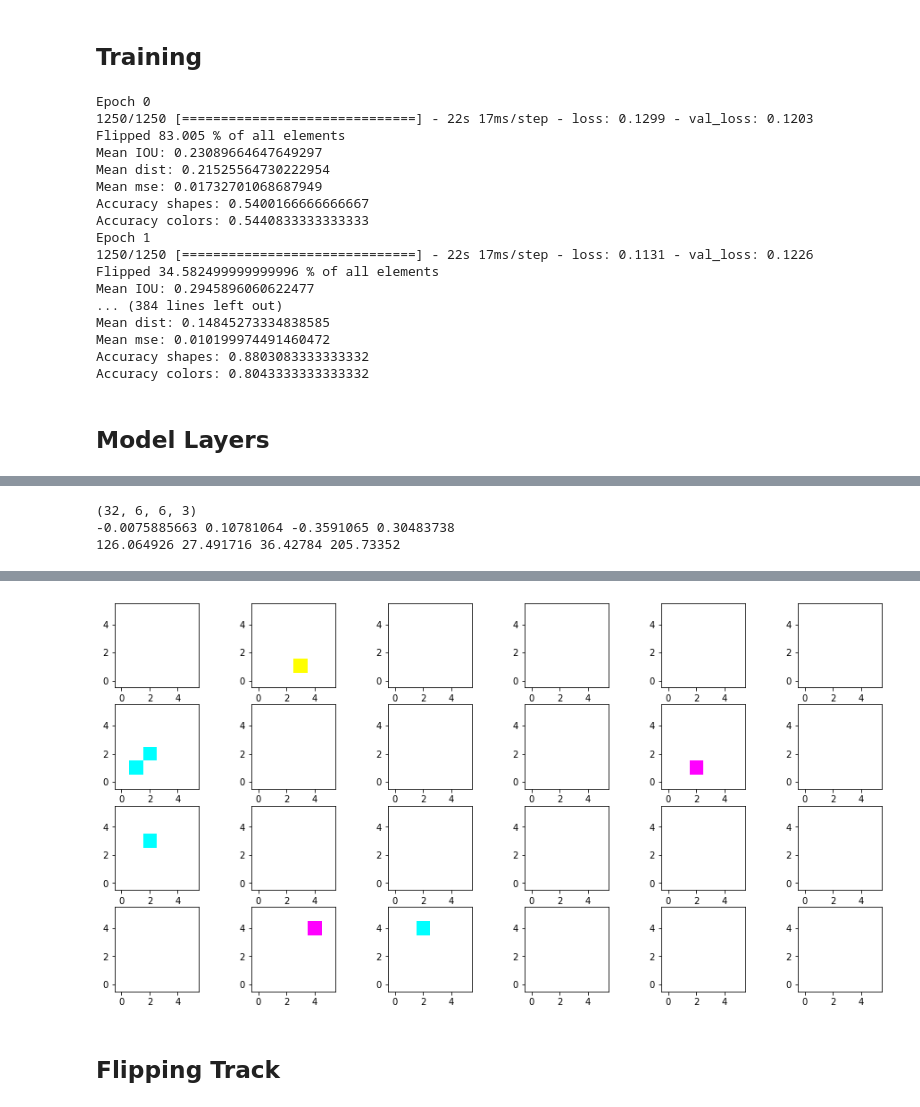
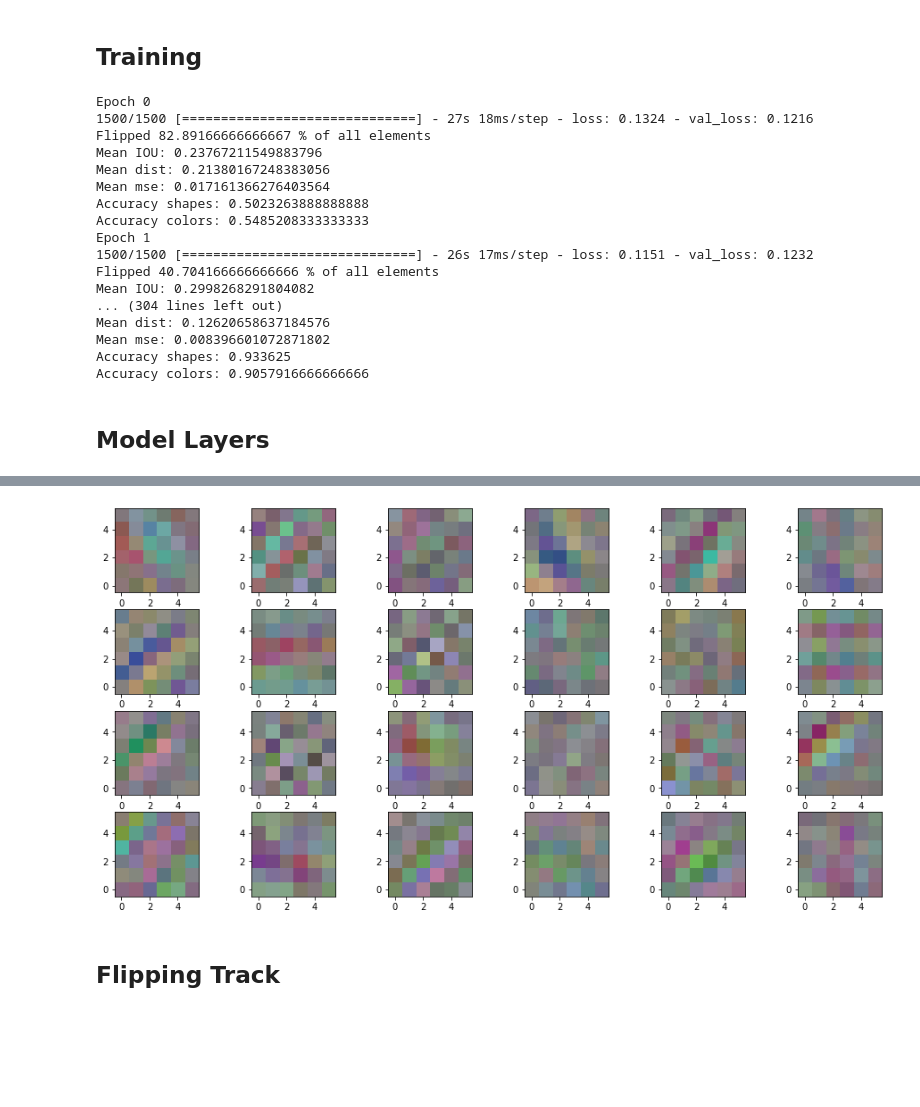
Before and after one commit to wonderer-kale/Object-Detection, a Jupyter notebook: 6. Colored Multiple Shapes.ipynb, the cells around one changed output, grey strips where cells are left out. Saved outputs shown, nothing was run; the diff lists cells and outputs as text; code cells hidden in the pictures; blank space fills up the shorter version.

```diff
--- a/6. Colored Multiple Shapes.ipynb
+++ b/6. Colored Multiple Shapes.ipynb
@@ -14,7 +14,7 @@ from itertools import permutations
 # %% [markdown]
 ## Data Generation
 # %%
-num_imgs = 50000
+num_imgs = 60000
 
 img_size = 32
 min_object_size = 7
@@ -146,9 +146,10 @@ model = Sequential([
         Dropout(0.4),
         Dense(256, activation = 'relu'),
         Dropout(0.4),
-        Dense(y.shape[ - 1])
+        Dense(y.shape[-1])
     ])
 
-model.compile('adam', 'mse')
+model.compile('adamax', 'mse')
 model.summary()
+# adam, adamax, nadam, adagrad
 # %% [output]
@@ -194,7 +195,7 @@ def distance(bbox1, bbox2):
 # %% [markdown]
 ## Training
 # %%
-num_epochs = 50
+num_epochs = 40
 iou_max = 0.
 fact = math.factorial(num_objects)
 
@@ -262,36 +263,33 @@ for epoch in range(num_epochs):
     print('Mean mse: {}'.format(np.mean(mses_epochs[:, epoch])))
     print('Accuracy shapes: {}'.format(np.mean(acc_shapes_epoch[:, epoch])))
     print('Accuracy colors: {}'.format(np.mean(acc_colors_epoch[:, epoch])))
-
-# training starts from 21:47
 # %% [output]
 Epoch 0
-1250/1250 [==============================] - 22s 17ms/step - loss: 0.1299 - val_loss: 0.1203
-Flipped 83.005 % of all elements
-Mean IOU: 0.23089664647649297
-Mean dist: 0.21525564730222954
-Mean mse: 0.01732701068687949
-Accuracy shapes: 0.5400166666666667
-Accuracy colors: 0.5440833333333333
+1500/1500 [==============================] - 27s 18ms/step - loss: 0.1324 - val_loss: 0.1216
+Flipped 82.89166666666667 % of all elements
+Mean IOU: 0.23767211549883796
+Mean dist: 0.21380167248383056
+Mean mse: 0.017161366276403564
+Accuracy shapes: 0.5023263888888888
+Accuracy colors: 0.5485208333333333
 Epoch 1
-1250/1250 [==============================] - 22s 17ms/step - loss: 0.1131 - val_loss: 0.1226
-Flipped 34.582499999999996 % of all elements
-Mean IOU: 0.2945896060622477
-... (384 lines left out)
-Mean dist: 0.14845273334838585
-Mean mse: 0.010199974491460472
-Accuracy shapes: 0.8803083333333332
-Accuracy colors: 0.8043333333333332
+1500/1500 [==============================] - 26s 17ms/step - loss: 0.1151 - val_loss: 0.1232
+Flipped 40.704166666666666 % of all elements
+Mean IOU: 0.2998268291804082
+... (304 lines left out)
+Mean dist: 0.12620658637184576
+Mean mse: 0.008396601072871802
+Accuracy shapes: 0.933625
+Accuracy colors: 0.9057916666666666
 # %% [markdown]
 ## Model Layers
 # %%
-# model.layers
 weights = model.layers[0].get_weights()[0]
 weights = weights.transpose(3, 0, 1, 2)
-print(weights.shape)
-# plt.imshow(weights[0] * 255. + 128., interpolation='none', origin='lower')
+print('weights.shape:', weights.shape)
 print(np.mean(weights[0]), np.std(weights[0]), np.min(weights[0]), np.max(weights[0]))
 adj_weights = (weights * 255.) + 128.
+adj_weights = adj_weights.astype(np.uint8)
 print(np.mean(adj_weights[0]), np.std(adj_weights[0]), np.min(adj_weights[0]), np.max(adj_weights[0]))
 plt.figure(figsize = (16, 8))
 for i in range(24):
@@ -316,3 +301,0 @@ WARNING:matplotlib.image:Clipping input data to the valid range for imshow with
-(32, 6, 6, 3)
--0.0075885663 0.10781064 -0.3591065 0.30483738
-126.064926 27.491716 36.42784 205.73352
@@ -328,4 +302,4 @@ WARNING:matplotlib.image:Clipping input data to the valid range for imshow with
-[figure, old version]
+[figure, new version]
 # %% [markdown]
 ## Flipping Track
 # %%
```
Also changed, not shown: parts of 13 cells of this notebook.
